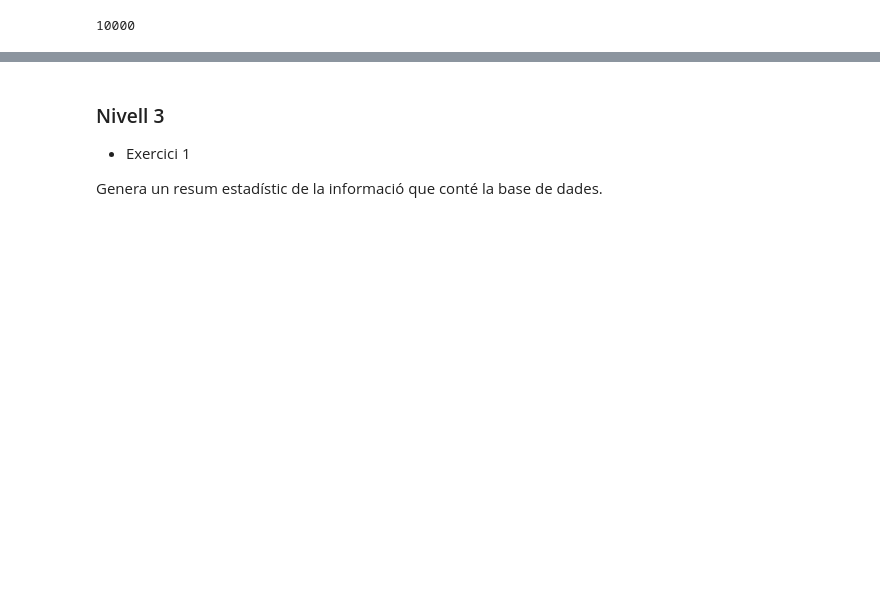
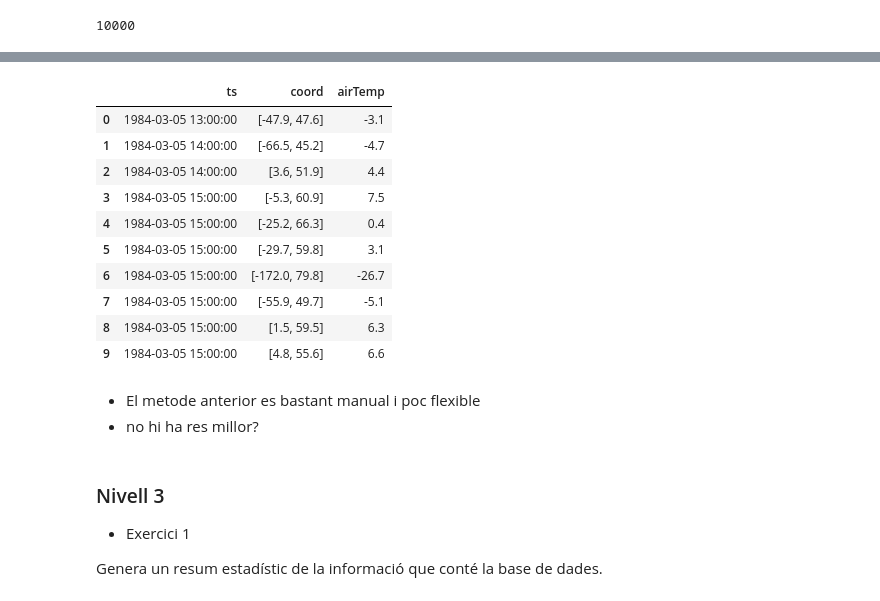
Before and after one commit to ManelForcales/Bases-de-dades-NoSQL, a Jupyter notebook: S18T01.ipynb, the cells around one changed output, grey strips where cells are left out. Drawn from its saved outputs; the diff is of its cells as text; code cells hidden in the pictures; blank space fills up the shorter version.

```diff
--- a/S18T01.ipynb
+++ b/S18T01.ipynb
@@ -176,0 +133,25 @@ print(count)
+# %%
+# em quedo nomes amb 10 documents
+documents = list(mycol.find().limit(10))
+# %%
+# selecciono la info que m'interessa
+items = [{'ts':doc['ts'],'coord':doc['position']['coordinates'],'airTemp':doc['airTemperature']['value']} for doc in documents]
+# %%
+df = pd.DataFrame(items)
+# %%
+df
+# %% [output]
+|  | ts | coord | airTemp |
+| 0 | 1984-03-05 13:00:00 | [-47.9, 47.6] | -3.1 |
+| 1 | 1984-03-05 14:00:00 | [-66.5, 45.2] | -4.7 |
+| 2 | 1984-03-05 14:00:00 | [3.6, 51.9] | 4.4 |
+| 3 | 1984-03-05 15:00:00 | [-5.3, 60.9] | 7.5 |
+| 4 | 1984-03-05 15:00:00 | [-25.2, 66.3] | 0.4 |
+| 5 | 1984-03-05 15:00:00 | [-29.7, 59.8] | 3.1 |
+| 6 | 1984-03-05 15:00:00 | [-172.0, 79.8] | -26.7 |
+| 7 | 1984-03-05 15:00:00 | [-55.9, 49.7] | -5.1 |
+| 8 | 1984-03-05 15:00:00 | [1.5, 59.5] | 6.3 |
+| 9 | 1984-03-05 15:00:00 | [4.8, 55.6] | 6.6 |
+# %% [markdown]
++ El metode anterior es bastant manual i poc flexible
++ no hi ha res millor?
```
Also changed, not shown: parts of 9 cells of this notebook.
